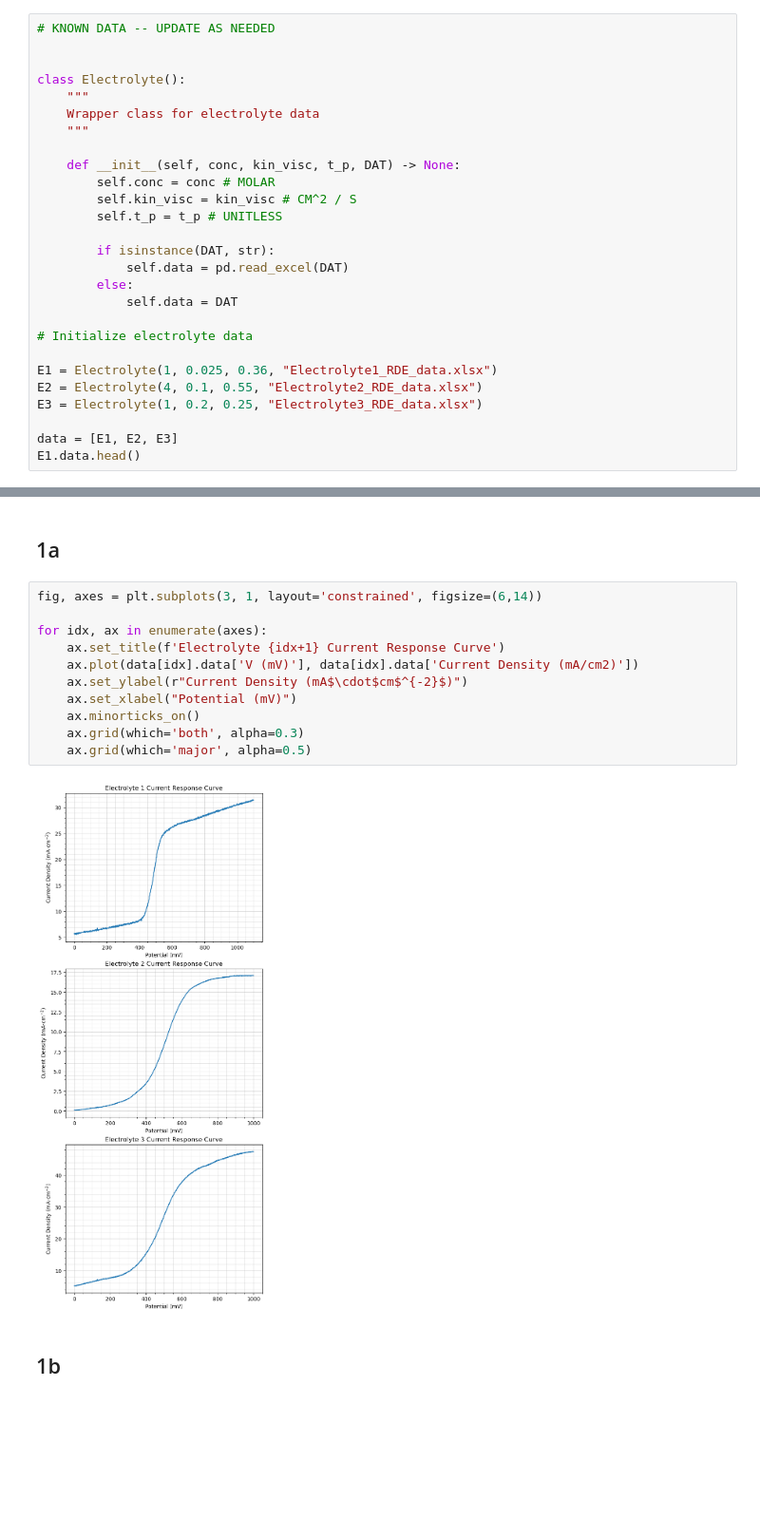
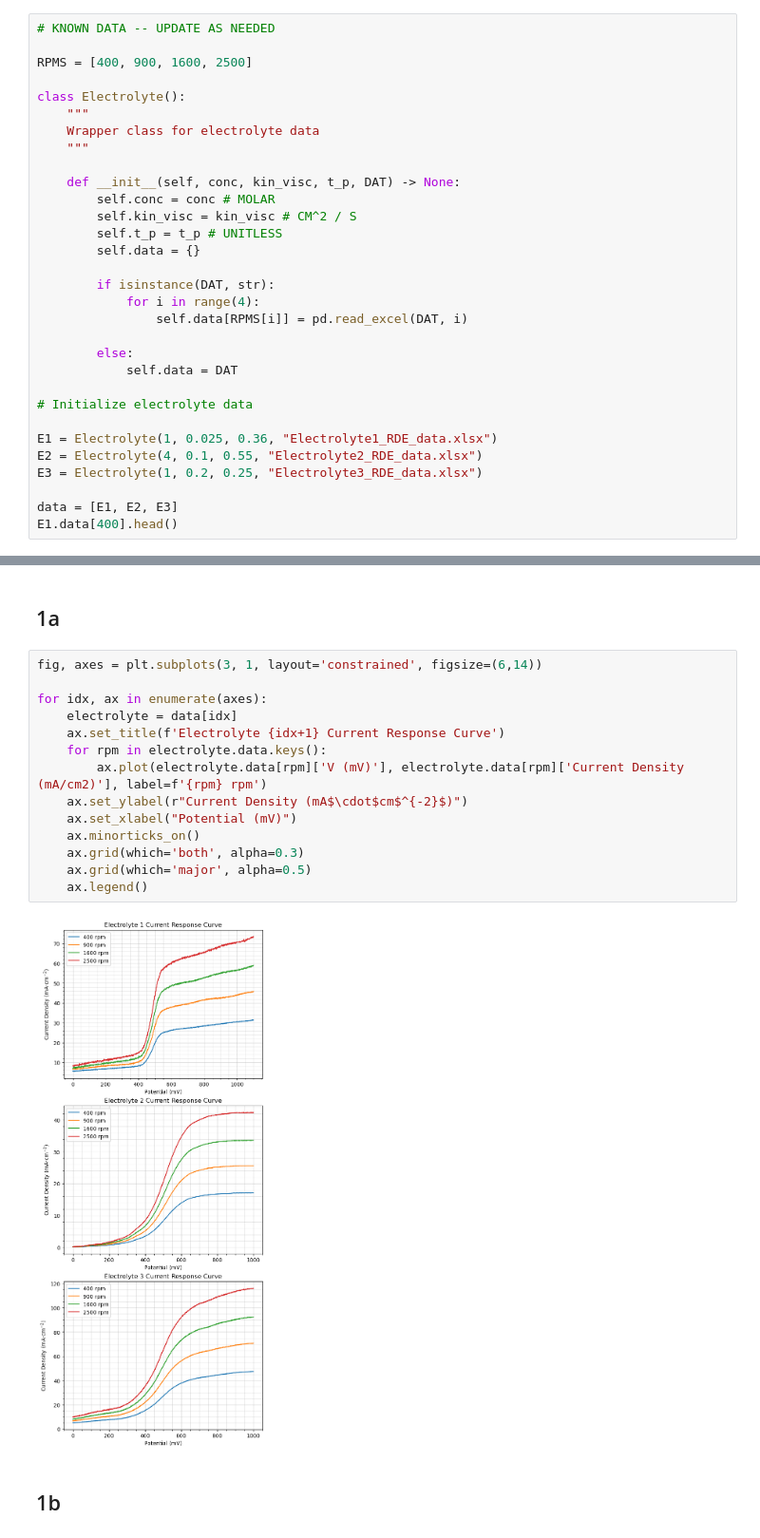
Before and after one commit to tsole0/midterm_meng, a Jupyter notebook: midterm_solutions.ipynb, the cells around one changed output, grey strips where cells are left out. Shown at 95% size. Drawn from its saved outputs; the diff is of its cells as text; blank space fills up the shorter version.

```diff
--- a/midterm_solutions.ipynb
+++ b/midterm_solutions.ipynb
@@ -21,6 +24,7 @@ from scipy.stats import linregress
 # %%
 # KNOWN DATA -- UPDATE AS NEEDED
 
+RPMS = [400, 900, 1600, 2500]
 
 class Electrolyte():
     """
@@ -31,9 +35,12 @@ class Electrolyte():
         self.conc = conc # MOLAR
         self.kin_visc = kin_visc # CM^2 / S
         self.t_p = t_p # UNITLESS
+        self.data = {}
 
         if isinstance(DAT, str):
-            self.data = pd.read_excel(DAT)
+            for i in range(4):
+                self.data[RPMS[i]] = pd.read_excel(DAT, i)
+
         else:
             self.data = DAT
 
@@ -44,7 +51,7 @@ E2 = Electrolyte(4, 0.1, 0.55, "Electrolyte2_RDE_data.xlsx")
 E3 = Electrolyte(1, 0.2, 0.25, "Electrolyte3_RDE_data.xlsx")
 
 data = [E1, E2, E3]
-E1.data.head()
+E1.data[400].head()
 # %% [output]
 |  | V (mV) | Current Density (mA/cm2) |
 | 0 | 0.000000 | 5.781907 |
@@ -57,16 +64,19 @@ E1.data.head()
 # %%
 fig, axes = plt.subplots(3, 1, layout='constrained', figsize=(6,14))
 
 for idx, ax in enumerate(axes):
+    electrolyte = data[idx]
     ax.set_title(f'Electrolyte {idx+1} Current Response Curve')
-    ax.plot(data[idx].data['V (mV)'], data[idx].data['Current Density (mA/cm2)'])
+    for rpm in electrolyte.data.keys():
+        ax.plot(electrolyte.data[rpm]['V (mV)'], electrolyte.data[rpm]['Current Density (mA/cm2)'], label=f'{rpm} rpm')
     ax.set_ylabel(r"Current Density (mA$\cdot$cm$^{-2}$)")
     ax.set_xlabel("Potential (mV)")
     ax.minorticks_on()
     ax.grid(which='both', alpha=0.3)
     ax.grid(which='major', alpha=0.5)
+    ax.legend()
 # %% [output]
-[figure, old version]
+[figure, new version]
 # %% [markdown]
 ## 1b
 # %%
```
Also changed, not shown: parts of 7 cells of this notebook, 3 other files.
